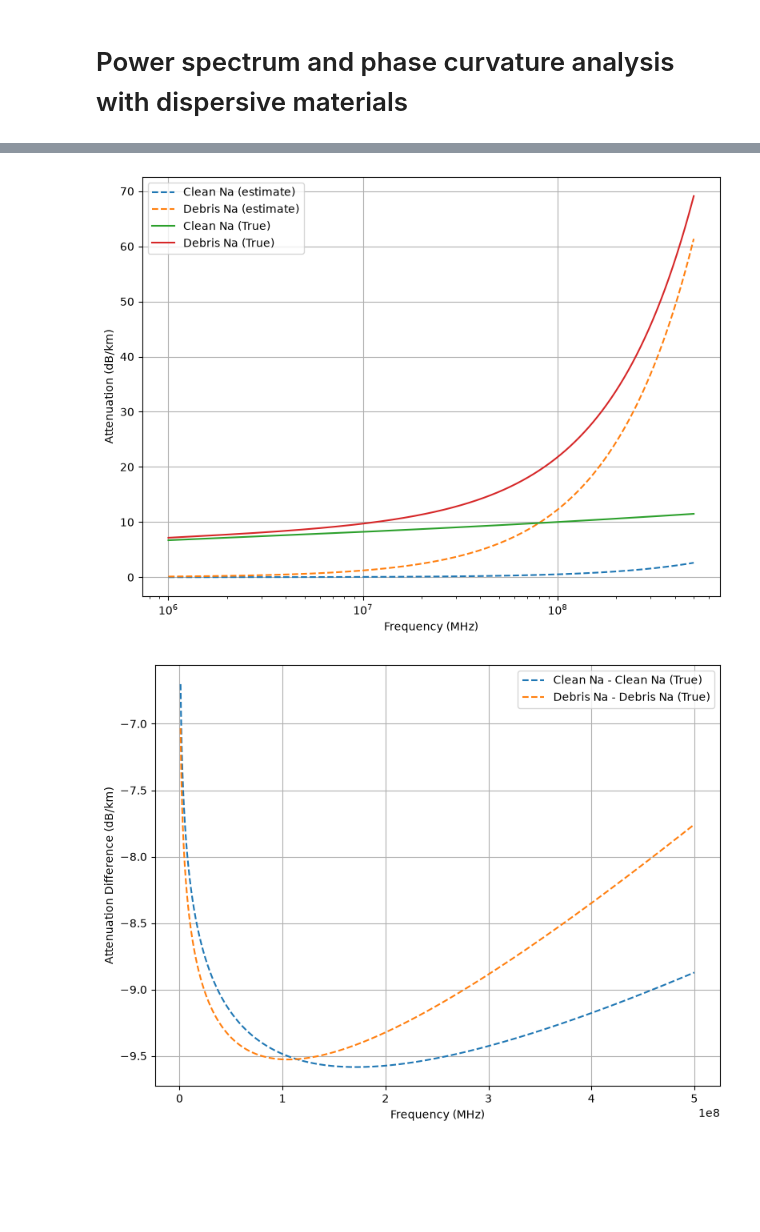
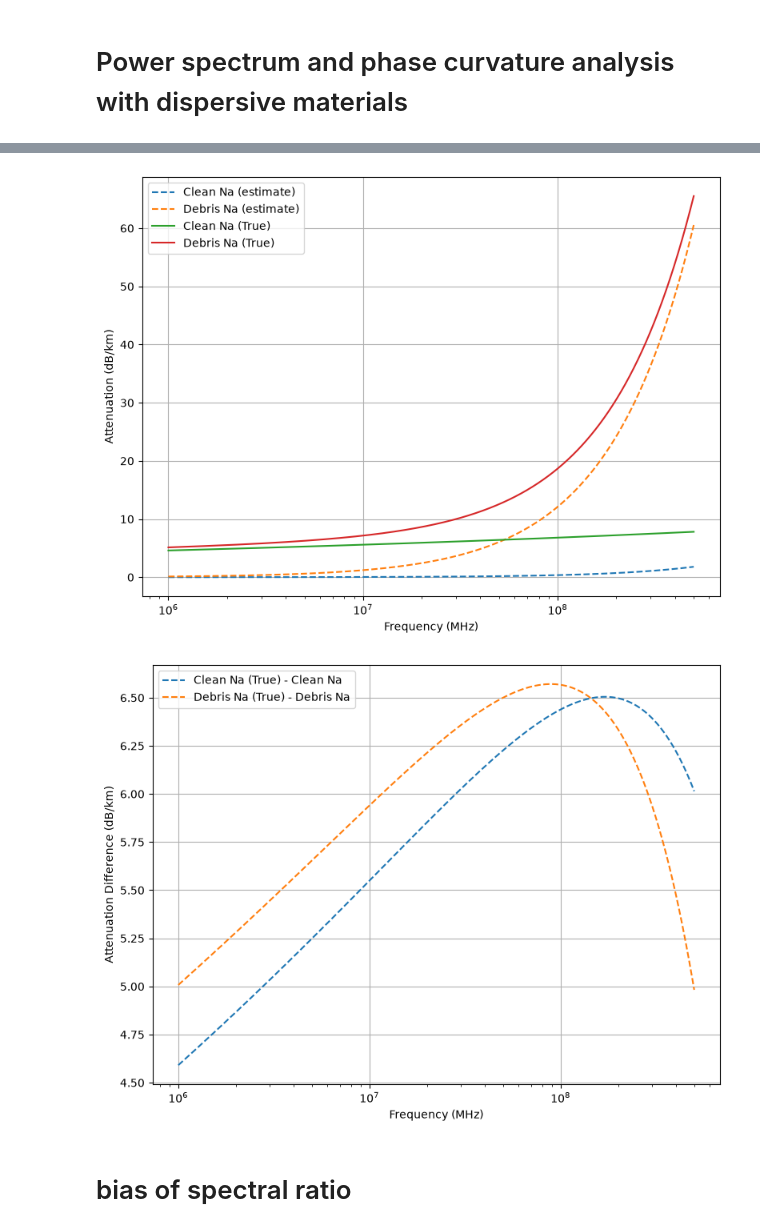
Before and after one commit to alastairyang/spectral-response, a Jupyter notebook: notebook/spectral-ratio.ipynb, the cells around one changed output, grey strips where cells are left out. Cells and saved outputs as stored; diff of their text form; code cells hidden in the pictures; blank space fills up the shorter version.

```diff
--- a/notebook/spectral-ratio.ipynb
+++ b/notebook/spectral-ratio.ipynb
@@ -280,8 +308,10 @@ print(np.abs(col_debris.reflection_coefficient(omega)))
 # %%
 
 # --- 1. Shared Parameters ---
-T_top = 240.0  # [K] colder top layer
-T_bot = 265.0  # [K] warmer bottom layer
+# T_top = 240.0  # [K] colder top layer
+# T_bot = 265.0  # [K] warmer bottom layer
+T_top = 240
+T_bot = T_top # homogenous temperature experiment
 
 H_air = 1.0
 H = 2e3        # [m] top layer thickness
@@ -292,7 +322,7 @@ h = 100.0      # [m] bottom layer thickness
 ice_eps_infty = 3.15
 ice_delta_eps = [75.0 - ice_eps_infty, 100.0 - ice_eps_infty]
 ice_alpha = [0.05, 0.1]
-ice_sigma_s = 1e-30
+ice_sigma_s = 1e-9
 sigma = ice_sigma_s
 
 # --- 2. Temperature-Dependent Clean Ice Models (Cole-Cole) ---
@@ -413,35 +443,37 @@ tt = (col_clean.base - col_clean.surface) / v_ice
 twtt = tt
 
 # estimated attenuation rate from spectral ratio
 sra = SpectralRatioApprox(omega, tt)
 clean_Na, clean_Na_low_loss = sra.attenuation_rate(spec_clean["ratio"])
 debris_Na, debris_Na_low_loss = sra.attenuation_rate(spec_debris["ratio"])
 
 # true attenuation rate for clean and debris ice from the layered column
 clean_atten_rate_true = col_clean.attenuation_rate(omega)
 debris_atten_rate_true = col_debris.attenuation_rate(omega)
 
 plt.figure(figsize=(8, 6))
 plt.semilogx(f_mhz, clean_Na, "--")
 plt.semilogx(f_mhz, debris_Na, "--")
 plt.semilogx(f_mhz, clean_atten_rate_true)
 plt.semilogx(f_mhz, debris_atten_rate_true)
 plt.xlabel("Frequency (MHz)")
 plt.ylabel("Attenuation (dB/km)")
 plt.legend(["Clean Na (estimate)", "Debris Na (estimate)", "Clean Na (True)", "Debris Na (True)"])
 plt.tight_layout()
 plt.grid(True)
 plt.savefig("../fig/attenuation_comparison.png")
 
 plt.figure(figsize=(8, 6))
 # plot the difference between
-plt.plot(f_mhz, clean_Na - clean_atten_rate_true, "--")
-plt.plot(f_mhz, debris_Na - debris_atten_rate_true, "--")
-plt.legend(["Clean Na - Clean Na (True)", "Debris Na - Debris Na (True)"])
+plt.semilogx(f_mhz, clean_atten_rate_true - clean_Na, "--")
+plt.semilogx(f_mhz, debris_atten_rate_true - debris_Na, "--")
+plt.legend(["Clean Na (True) - Clean Na", "Debris Na (True) - Debris Na"])
 plt.xlabel("Frequency (MHz)")
 plt.ylabel("Attenuation Difference (dB/km)")
 plt.tight_layout()
 plt.grid(True)
 # %% [output]
-[figure, old version]
+[figure, new version]
-[figure, old version]
+[figure, new version]
+# %% [markdown]
+# bias of spectral ratio
```
Also changed, not shown: parts of 7 cells of this notebook, 10 other files.
